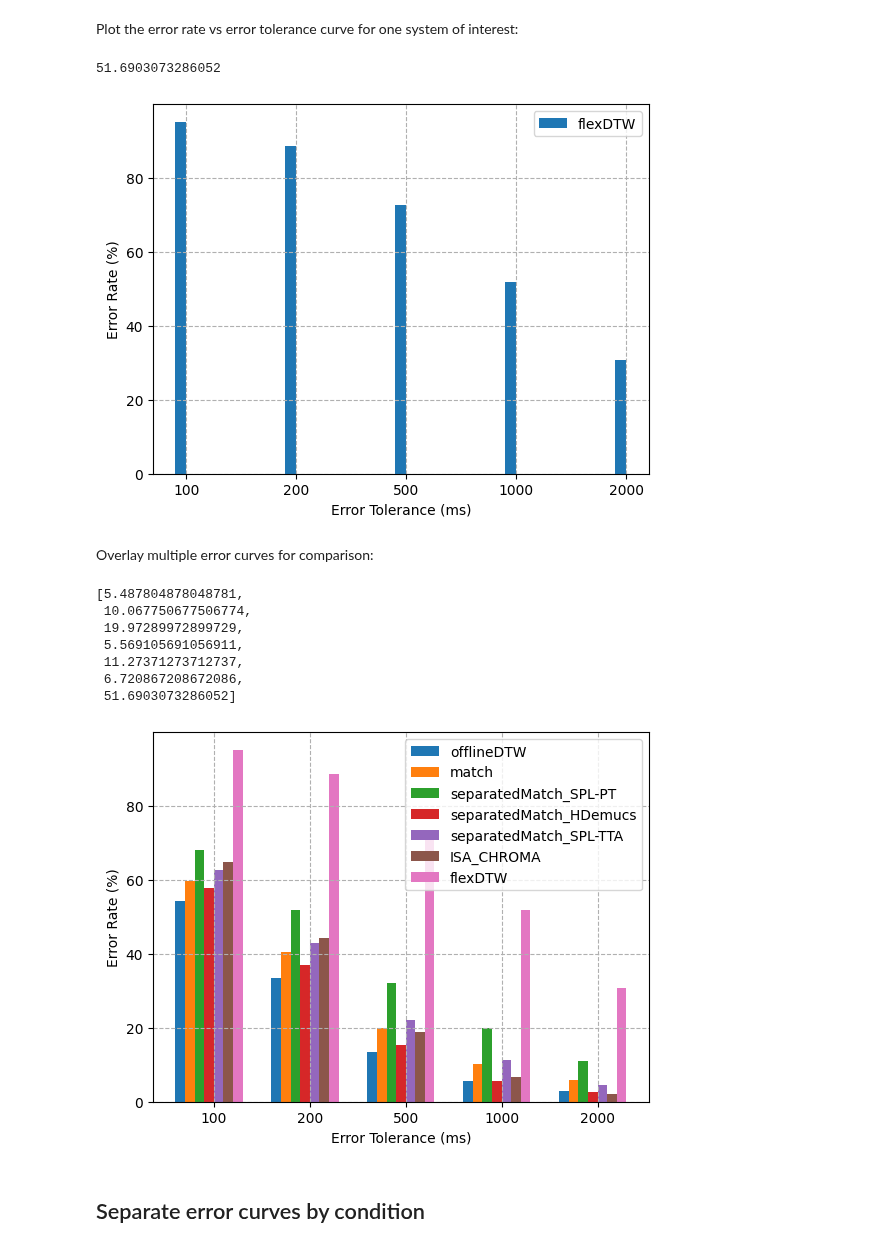
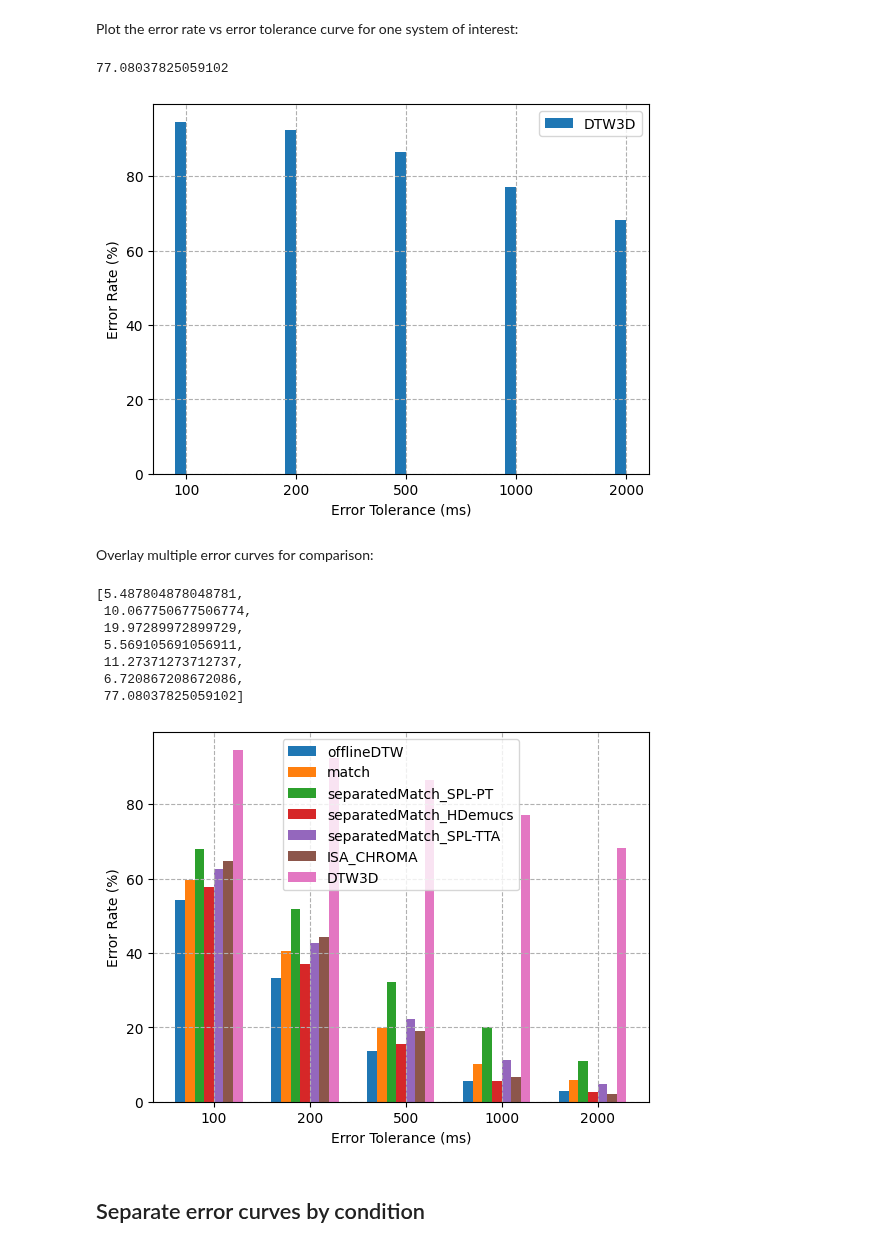
Before and after one commit to HMC-MIR/PianoConcertoAccompaniment, a Jupyter notebook: 03_Evaluate.ipynb, the cells around one changed output. Saved outputs shown, nothing was run; the diff lists cells and outputs as text; code cells hidden in the pictures.

```diff
--- a/03_Evaluate.ipynb
+++ b/03_Evaluate.ipynb
@@ -20,7 +20,7 @@ import eval_tools
 # %% [markdown]
 First we calculate the alignment errors of a given system on all evaluated measures.
 # %%
-exp_dir = 'experiments/flexDTW' # change
+exp_dir = 'experiments/DTW3D' # change
 scenarios_dir = 'scenarios'
 eval_dir = 'eval/' + os.path.basename(exp_dir)
 eval_tools.calcAlignErrors_batch(exp_dir, scenarios_dir, eval_dir)
@@ -81,28 +81,28 @@ def plotErrorVsTolerance(eval_dirs, maxTol, savefile = None, style='bar', bar_to
 Plot the error rate vs error tolerance curve for one system of interest:
 # %%
 maxTol = 5000 # in milliseconds
-eval_dir = 'eval/flexDTW'
+eval_dir = 'eval/DTW3D'
 errRates_list, tols = plotErrorVsTolerance([eval_dir], maxTol, savefile=False)
 errRates_list[0][1000]*100.0
 # %% [output]
-51.6903073286052
+77.08037825059102
-[figure, old version]
+[figure, new version]
 # %% [markdown]
 Overlay multiple error curves for comparison:
 # %%
-systems_to_compare = ['offlineDTW', 'match', 'separatedMatch_SPL-PT', 'separatedMatch_HDemucs', 'separatedMatch_SPL-TTA', 'ISA_CHROMA', 'flexDTW']
+systems_to_compare = ['offlineDTW', 'match', 'separatedMatch_SPL-PT', 'separatedMatch_HDemucs', 'separatedMatch_SPL-TTA', 'ISA_CHROMA', 'DTW3D']
 eval_dirs = [f'eval/{s}' for s in systems_to_compare]
 errRates_list, tols = plotErrorVsTolerance(eval_dirs, maxTol, savefile=False)
 [errRates_list[i][1000]*100.0 for i in range(len(eval_dirs))]
 # %% [output]
 [5.487804878048781,
  10.067750677506774,
  19.97289972899729,
  5.569105691056911,
  11.27371273712737,
  6.720867208672086,
- 51.6903073286052]
+ 77.08037825059102]
-[figure, old version]
+[figure, new version]
 # %% [markdown]
 ## Separate error curves by condition
 # %% [markdown]
```
Also changed, not shown: parts of 4 cells of this notebook, 2 other files.
